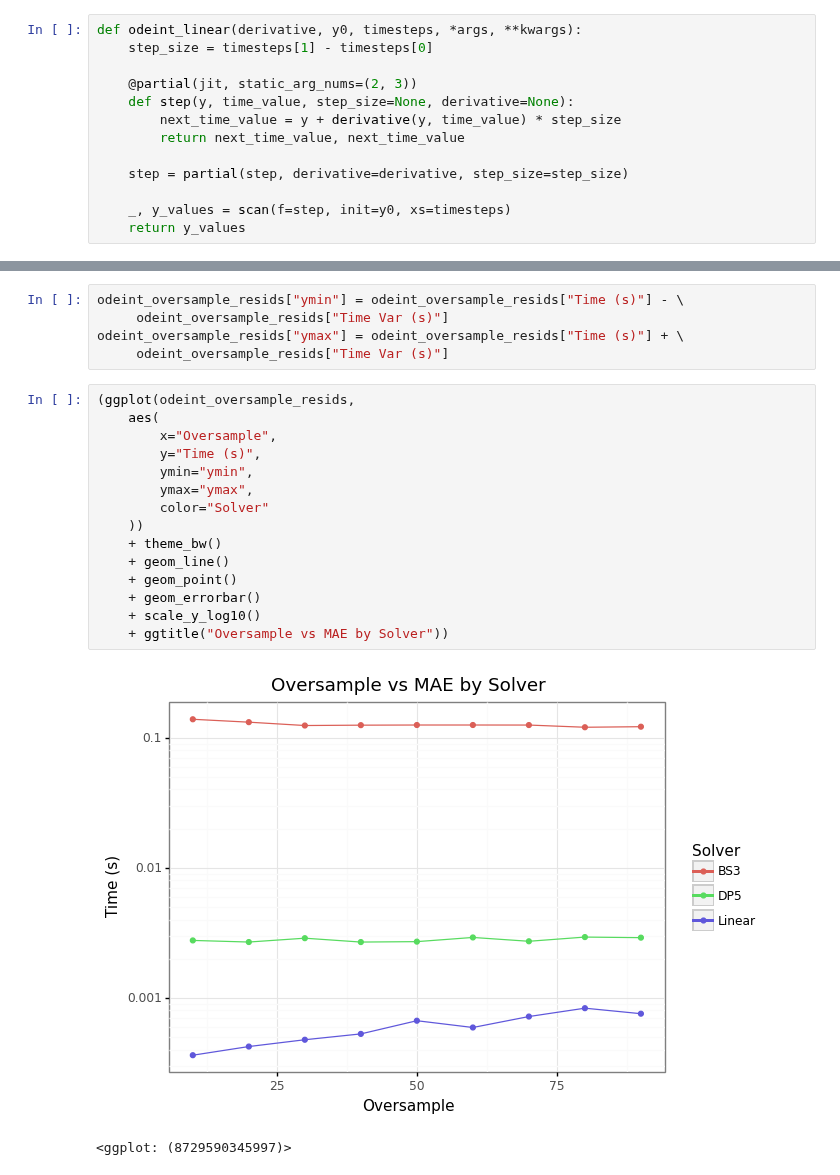
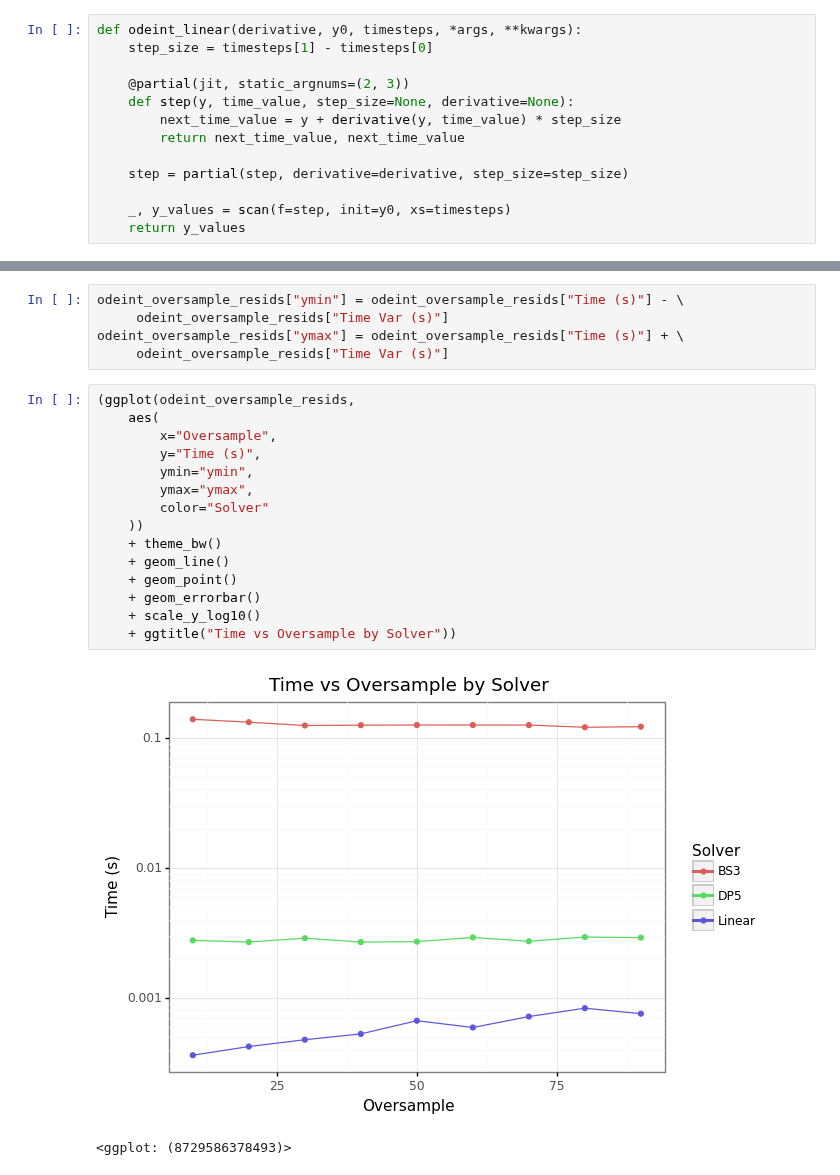
Before and after one commit to Jordan-Dennis/Miyake, a Jupyter notebook: Python ODE/kitkat_linear_solver.ipynb, the cells around one changed output, grey strips where cells are left out. Cells and saved outputs as stored; diff of their text form.

```diff
--- a/Python ODE/kitkat_linear_solver.ipynb
+++ b/Python ODE/kitkat_linear_solver.ipynb
@@ -26,7 +26,7 @@ PRODUCTION_RATE = 1.76
 def odeint_linear(derivative, y0, timesteps, *args, **kwargs):
     step_size = timesteps[1] - timesteps[0]
 
-    @partial(jit, static_arg_nums=(2, 3))
+    @partial(jit, static_argnums=(2, 3))
     def step(y, time_value, step_size=None, derivative=None):
         next_time_value = y + derivative(y, time_value) * step_size
         return next_time_value, next_time_value
@@ -135,18 +137,18 @@ odeint_oversample_resids["ymax"] = odeint_oversample_resids["Time (s)"] + \
 # %%
 (ggplot(odeint_oversample_resids,
     aes(
         x="Oversample",
         y="Time (s)",
         ymin="ymin",
         ymax="ymax",
         color="Solver"
     ))
     + theme_bw()
     + geom_line()
     + geom_point()
     + geom_errorbar()
     + scale_y_log10()
-    + ggtitle("Oversample vs MAE by Solver"))
+    + ggtitle("Time vs Oversample by Solver"))
 # %% [output]
-[figure, old version]
+[figure, new version]
-<ggplot: (8729590345997)>
+<ggplot: (8729586378493)>
```
Also changed, not shown: parts of 1 cell of this notebook.
